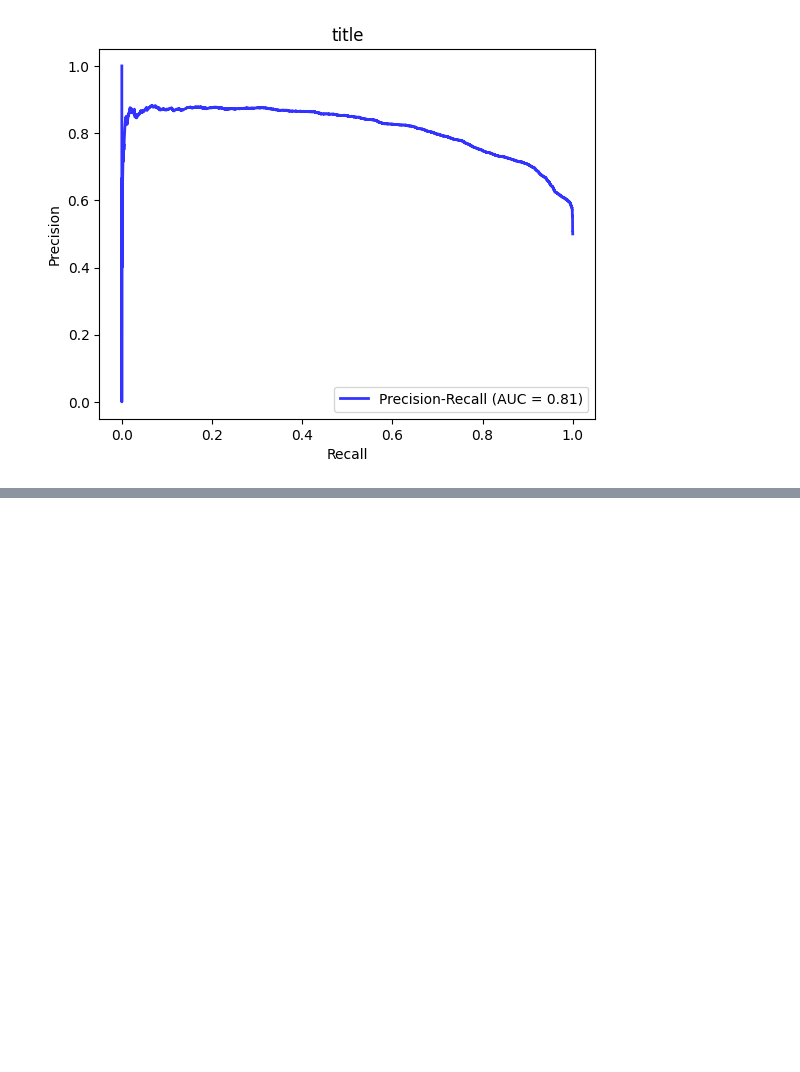
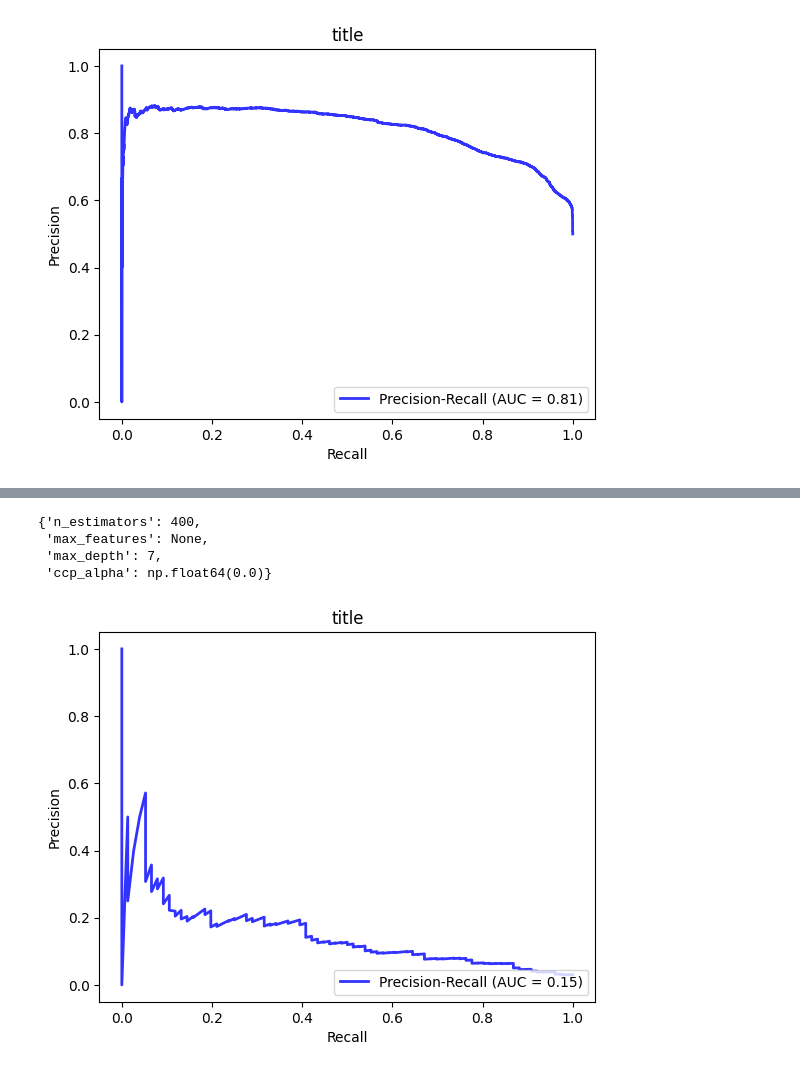
Before and after one commit to data11y/evil-robots-for-students, a Jupyter notebook: robot-hunt-fine-tuning.ipynb, the cells around one changed output, grey strips where cells are left out. Saved outputs shown, nothing was run; the diff lists cells and outputs as text; code cells hidden in the pictures; blank space fills up the shorter version.

```diff
--- a/robot-hunt-fine-tuning.ipynb
+++ b/robot-hunt-fine-tuning.ipynb
@@ -498,3 +541,9 @@ plt.legend(loc="lower right")
 plt.show()
 # %% [output]
 [figure]
+# %%
+from sklearn.ensemble import RandomForestClassifier
+
+rfc = RandomForestClassifier(oob_score=True)
+rfc.fit(X_train_final, y_train_smote)
+rfc.oob_score_
@@ -500,0 +558,17 @@ plt.show()
+# %%
+rf_dists = {
+    'max_depth':range(1,10),
+    'n_estimators': range(10,500, 25),
+    'max_features': ['sqrt', 'log2'],
+    'ccp_alpha':np.arange(0.01, 0.1, 0.01)
+}
+
+rfc_random_search = RandomizedSearchCV(
+    estimator = rfc,
+    param_distributions=rf_dists,
+    cv=kf,
+    n_jobs=-1,
+    return_train_score=True
+)
+
+rfc_random_search.fit(X_train_final, y_train_smote)
@@ -500,0 +583,26 @@ plt.show()
+# %%
+rfc_random_search.best_params_
+# %% [output]
+{'n_estimators': 400,
+ 'max_features': None,
+ 'max_depth': 7,
+ 'ccp_alpha': np.float64(0.0)}
+# %%
+rf_probas_ = rfc_random_search.predict_proba(X_test_final)
+
+# probas_ = lr_gs.best_estimator_.fit(X_train_final, y_train_smote).predict_proba(X_train_final)
+# Compute ROC curve and area the curve
+precision, recall, _ = precision_recall_curve(y_test, rf_probas_[:, 1])
+plt.plot(recall, precision, color='b',
+        label=r'Precision-Recall (AUC = %0.2f)' % (average_precision_score(y_test, rf_probas_[:, 1])),
+        lw=2, alpha=.8)
+
+plt.xlim([-0.05, 1.05])
+plt.ylim([-0.05, 1.05])
+plt.xlabel('Recall')
+plt.ylabel('Precision')
+plt.title('title')
+plt.legend(loc="lower right")
+plt.show()
+# %% [output]
+[figure, added]
```
Also changed, not shown: parts of 13 cells of this notebook, 1 other file.
